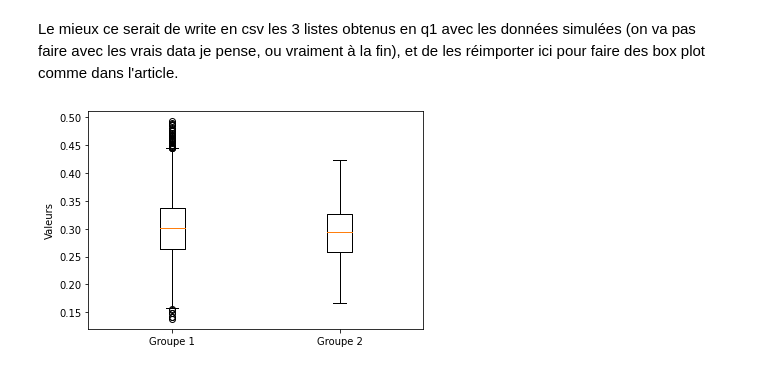
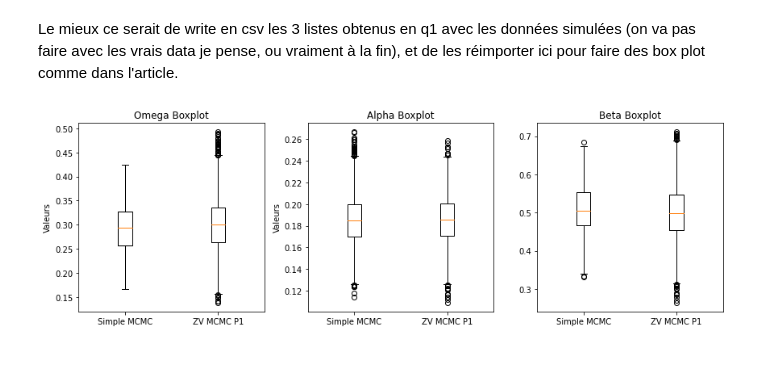
Before and after one commit to ludovic-gyt/Garch_ZV_MCMC, a Jupyter notebook: Test_Q2.ipynb, the cells around one changed output. Saved outputs shown, nothing was run; the diff lists cells and outputs as text; code cells hidden in the pictures.

```diff
--- a/Test_Q2.ipynb
+++ b/Test_Q2.ipynb
@@ -272,6 +268,9 @@ plt.scatter(y,gradient2)
 # %%
 def f_i(r, h):
-    return -0.5 * np.log(h) - 0.5 * (r**2 / h) - model.params[0] - model.params[1]* 1/2 * (r / h)
+    z1 = (0.25/h-0.25*r**2/(h**2))
+    z2 = (0.25*r**2/h-0.25*r**4/(h**2))
+    z3 = (0.25-0.25*r**2/h)
+    return -0.5 * np.log(h) - 0.5 * (r**2 / h) - model.params[0] - model.params[1] * z1 - model.params[2] * z2 - model.params[3] * z3
 
 def f(x , data, h_initial):
     h = h_initial
@@ -287,7 +286,7 @@ def f(x , data, h_initial):
 # %%
 def optimize_f(data):
     fun = lambda h: -f_i(data[0], h) # function to minimize
-    h_init = 1 # initial value for h
+    h_init = 2 # initial value for h
     result = minimize(fun, h_init, method='BFGS') # grandient descent method
 
     h_optimal = result.x[0] #result
@@ -299,8 +298,8 @@ optimize_f(r_garch)
 # %%
 M = 5000 # size of the desired sample
 #X = np.random.rand(3) # Random starting point for the Markov chain (dim=3)
-X= [0.2, 0.15, 0.6] # Deterministic starting point for the Markov chain (dim=3)
-sigma = 0.015  # volatility for the proposal function (fixed by looking for an acceptance rate between 0.3 and 0.6)
+X= [0.4, 0.3, 0.6] # Deterministic starting point for the Markov chain (dim=3)
+sigma = 0.001  # volatility for the proposal function (fixed by looking for an acceptance rate between 0.3 and 0.6)
 x1list = []  # for keeping track of omega values
 x2list = [] # for keeping track of alpha values
 x3list = [] # for keeping track of beta values
@@ -415,8 +410,8 @@ mean of x1 is about 0.30112138578417835
 mean of x2 is about 0.18517768497442408
 mean of x3 is about 0.5003911192250297
 # %%
-zvmcmc_results = pd.DataFrame({'omega': x1list, 'alpha': x2list, 'beta': x3list})
-zvmcmc_results.to_csv('zvmcmc_results.csv', index=False)
+zvmcmc_results_P1 = pd.DataFrame({'omega': x1list, 'alpha': x2list, 'beta': x3list})
+zvmcmc_results_P1.to_csv('zvmcmc_results_P1.csv', index=False)
 # %% [markdown]
 ### Comparaison avec Q1
 # %% [markdown]
@@ -424,14 +419,29 @@ Le mieux ce serait de write en csv les 3 listes obtenus en q1 avec les données
 # %%
 mcmc_results = pd.read_csv("mcmc_results.csv")
 # %%
-# Tracer le box-plot
-plt.boxplot([zvmcmc_results['omega'][(B):(len(x1list))], mcmc_results['omega'][(B):(len(x2list))]])
+fig, axes = plt.subplots(1, 3, figsize=(12, 4))
 
-# Ajouter des étiquettes d'axe
-plt.xticks(np.arange(1, 3), ['Simple MCMC', 'ZV MCMC polyno'])
-plt.ylabel('Valeurs')
+# Omega box-plot
+axes[0].boxplot([mcmc_results['omega'][B:], zvmcmc_results_P1['omega'][B:]])
+axes[0].set_xticklabels(['Simple MCMC', 'ZV MCMC P1'])
+axes[0].set_ylabel('Valeurs')
+axes[0].set_title('Omega Boxplot')
 
-# Afficher le plot
+# Alpha box-plot
+axes[1].boxplot([mcmc_results['alpha'][B:], zvmcmc_results_P1['alpha'][B:]])
+axes[1].set_xticklabels(['Simple MCMC', 'ZV MCMC P1'])
+axes[1].set_ylabel('Valeurs')
+axes[1].set_title('Alpha Boxplot')
+
+# Beta box-plot
+axes[2].boxplot([mcmc_results['beta'][B:], zvmcmc_results_P1['beta'][B:]])
+axes[2].set_xticklabels(['Simple MCMC', 'ZV MCMC P1'])
+axes[2].set_title('Beta Boxplot')
+
+# space between subplots
+fig.tight_layout()
+
+# Display
 plt.show()
 # %% [output]
-[figure, old version]
+[figure, new version]
```
Also changed, not shown: parts of 22 cells of this notebook, 1 other file.
